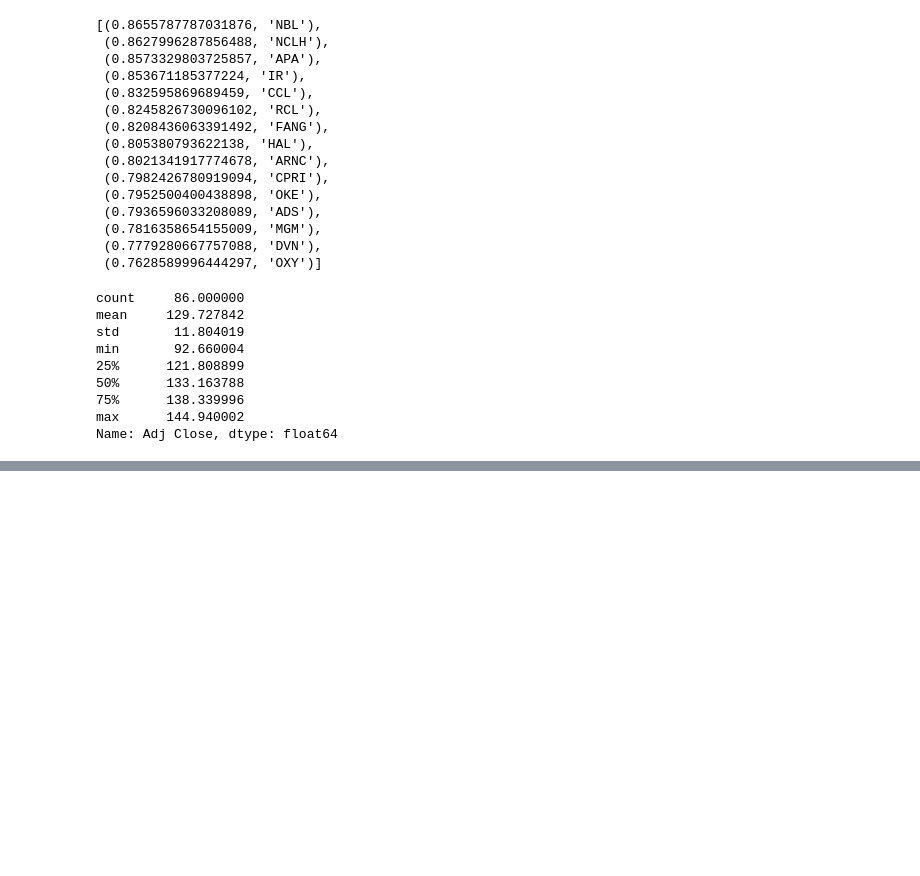
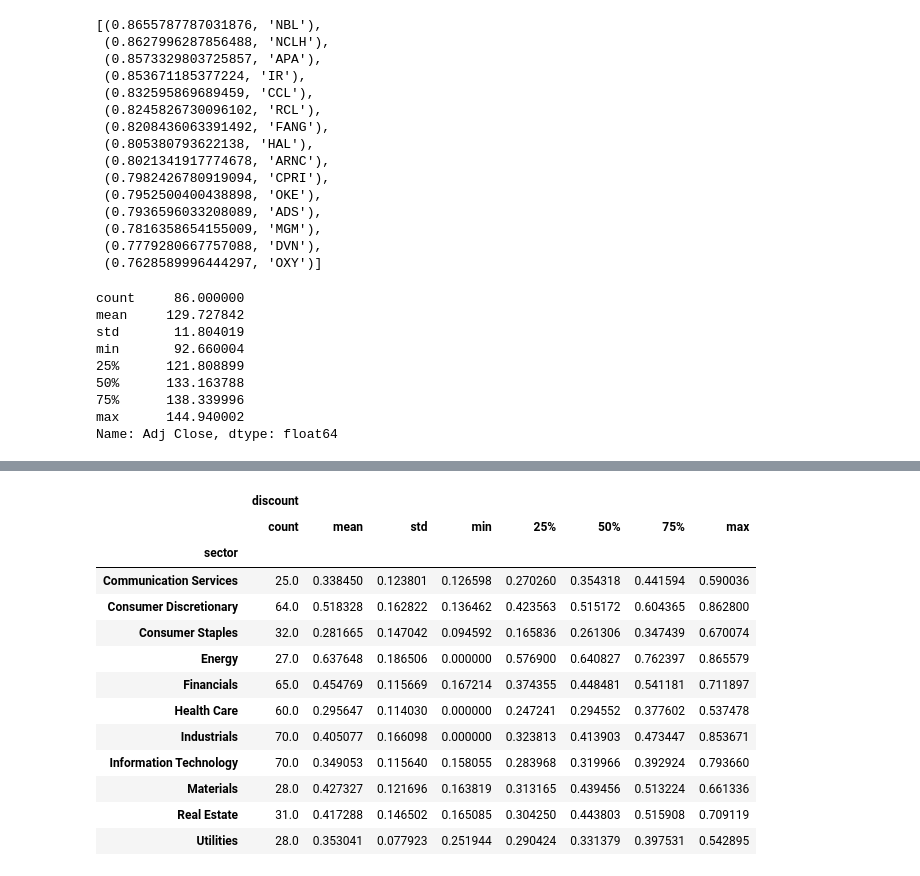
Before and after one commit to wiredtoserve/datascience, a Jupyter notebook: PortfolioTheory/covid_19.ipynb, the cells around one changed output, grey strips where cells are left out. Cells and saved outputs as stored; diff of their text form; code cells hidden in the pictures; blank space fills up the shorter version.

```diff
--- a/PortfolioTheory/covid_19.ipynb
+++ b/PortfolioTheory/covid_19.ipynb
@@ -201,0 +221,4 @@ Name: Adj Close, dtype: float64
+# %%
+
+def get_sector(stock):
+    return [x for x in stocks_df[stocks_df['Symbol'] == stock]['GICS Sector']]
@@ -201,0 +248,17 @@ Name: Adj Close, dtype: float64
+# %%
+stock_info_df.groupby('sector').describe()
+# %% [output]
+|  | discount |  |  |  |  |  |  |  |
+|  | count | mean | std | min | 25% | 50% | 75% | max |
+| sector |  |  |  |  |  |  |  |  |
+| Communication Services | 25.0 | 0.338450 | 0.123801 | 0.126598 | 0.270260 | 0.354318 | 0.441594 | 0.590036 |
+| Consumer Discretionary | 64.0 | 0.518328 | 0.162822 | 0.136462 | 0.423563 | 0.515172 | 0.604365 | 0.862800 |
+| Consumer Staples | 32.0 | 0.281665 | 0.147042 | 0.094592 | 0.165836 | 0.261306 | 0.347439 | 0.670074 |
+| Energy | 27.0 | 0.637648 | 0.186506 | 0.000000 | 0.576900 | 0.640827 | 0.762397 | 0.865579 |
+| Financials | 65.0 | 0.454769 | 0.115669 | 0.167214 | 0.374355 | 0.448481 | 0.541181 | 0.711897 |
+| Health Care | 60.0 | 0.295647 | 0.114030 | 0.000000 | 0.247241 | 0.294552 | 0.377602 | 0.537478 |
+| Industrials | 70.0 | 0.405077 | 0.166098 | 0.000000 | 0.323813 | 0.413903 | 0.473447 | 0.853671 |
+| Information Technology | 70.0 | 0.349053 | 0.115640 | 0.158055 | 0.283968 | 0.319966 | 0.392924 | 0.793660 |
+| Materials | 28.0 | 0.427327 | 0.121696 | 0.163819 | 0.313165 | 0.439456 | 0.513224 | 0.661336 |
+| Real Estate | 31.0 | 0.417288 | 0.146502 | 0.165085 | 0.304250 | 0.443803 | 0.515908 | 0.709119 |
+| Utilities | 28.0 | 0.353041 | 0.077923 | 0.251944 | 0.290424 | 0.331379 | 0.397531 | 0.542895 |
```
Also changed, not shown: parts of 28 cells of this notebook.
